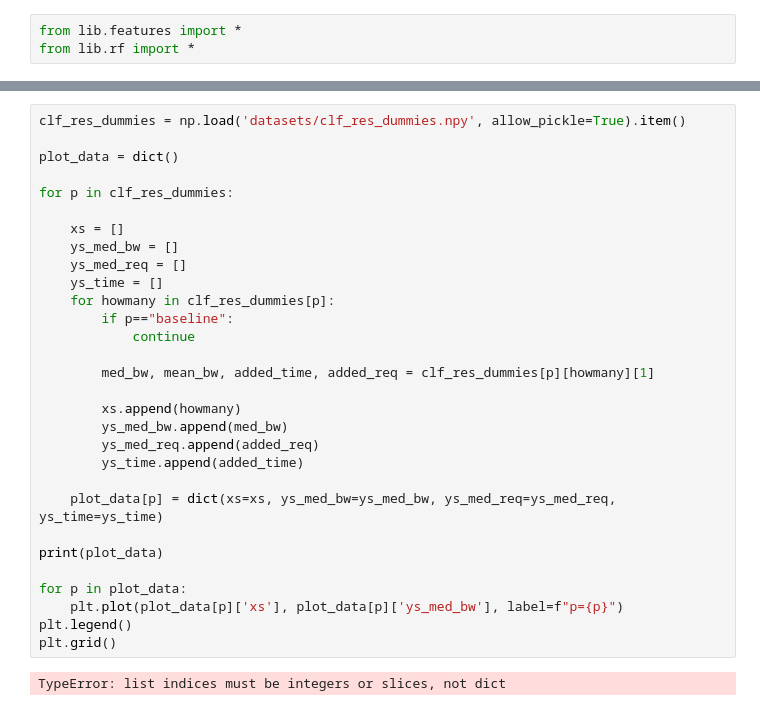
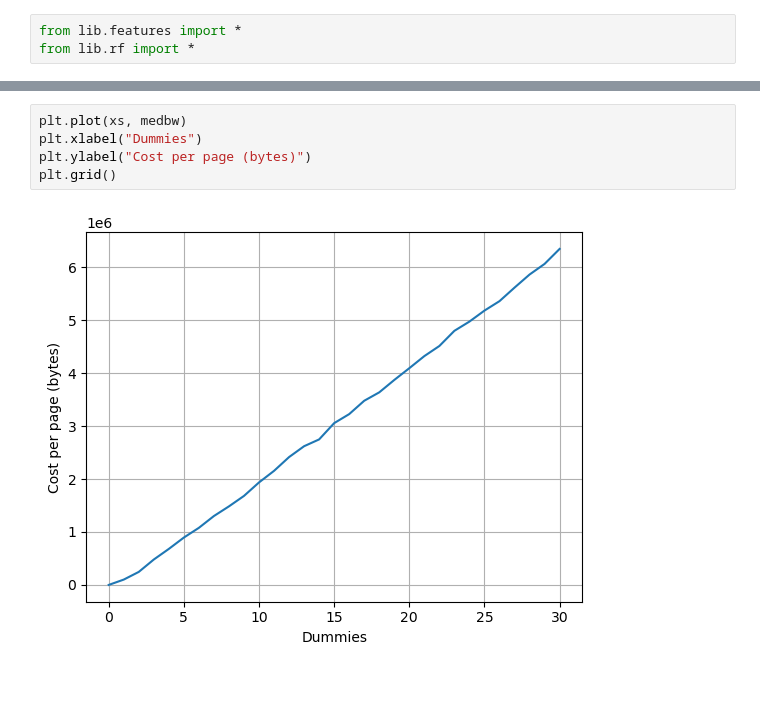
Before and after one commit to spring-epfl/quic-wf-defenses, a Jupyter notebook: code/app-aware-attacks/defense-dummies.ipynb, the cells around one changed output, grey strips where cells are left out. Saved outputs shown, nothing was run; the diff lists cells and outputs as text; blank space fills up the shorter version.

```diff
--- a/code/app-aware-attacks/defense-dummies.ipynb
+++ b/code/app-aware-attacks/defense-dummies.ipynb
@@ -344,32 +464,7 @@ No handles with labels found to put in legend.
-# %%
-clf_res_dummies = np.load('datasets/clf_res_dummies.npy', allow_pickle=True).item()
-
-plot_data = dict()
-
-for p in clf_res_dummies:
-
-    xs = []
-    ys_med_bw = []
-    ys_med_req = []
-    ys_time = []
-    for howmany in clf_res_dummies[p]:
-        if p=="baseline":
-            continue
-
-        med_bw, mean_bw, added_time, added_req = clf_res_dummies[p][howmany][1]
-
-        xs.append(howmany)
-        ys_med_bw.append(med_bw)
-        ys_med_req.append(added_req)
-        ys_time.append(added_time)
-
-    plot_data[p] = dict(xs=xs, ys_med_bw=ys_med_bw, ys_med_req=ys_med_req, ys_time=ys_time)
-
-print(plot_data)
-
-for p in plot_data:
-    plt.plot(plot_data[p]['xs'], plot_data[p]['ys_med_bw'], label=f"p={p}")
-plt.legend()
-plt.grid()
-# %% [output]
-TypeError: list indices must be integers or slices, not dict
+# %%
+plt.plot(xs, medbw)
+plt.xlabel("Dummies")
+plt.ylabel("Cost per page (bytes)")
+plt.grid()
+# %% [output]
+[figure, added]
```
Also changed, not shown: parts of 5 cells of this notebook, 9 other files.
